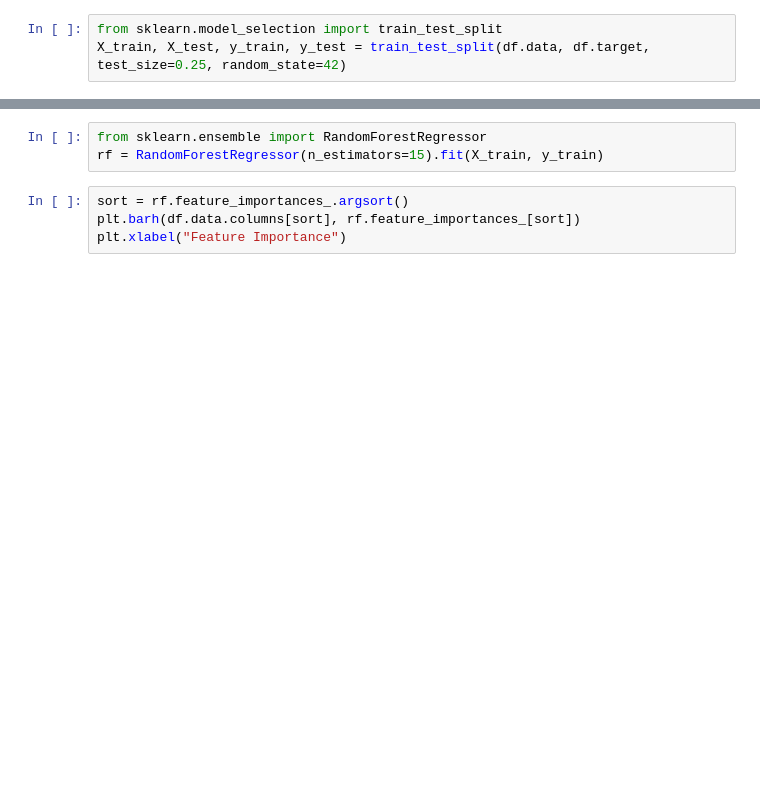
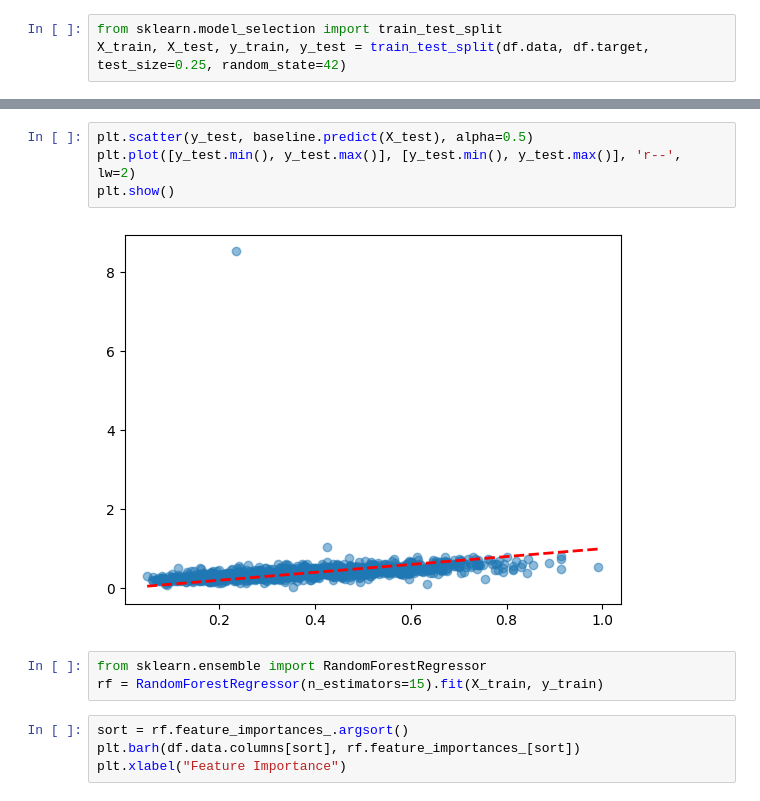
Before and after one commit to BUSH222/misis_ml_course_sem6, a Jupyter notebook: ML5.4 target/5.4.ipynb, the cells around one changed output, grey strips where cells are left out. Drawn from its saved outputs; the diff is of its cells as text; blank space fills up the shorter version.

```diff
--- a/ML5.4 target/5.4.ipynb
+++ b/ML5.4 target/5.4.ipynb
@@ -21,3 +34,9 @@ bl_score
+# %%
+plt.scatter(y_test, baseline.predict(X_test), alpha=0.5)
+plt.plot([y_test.min(), y_test.max()], [y_test.min(), y_test.max()], 'r--', lw=2)
+plt.show()
+# %% [output]
+[figure, added]
 # %%
 from sklearn.ensemble import RandomForestRegressor
 rf = RandomForestRegressor(n_estimators=15).fit(X_train, y_train)
```
Also changed, not shown: parts of 48 cells of this notebook.
